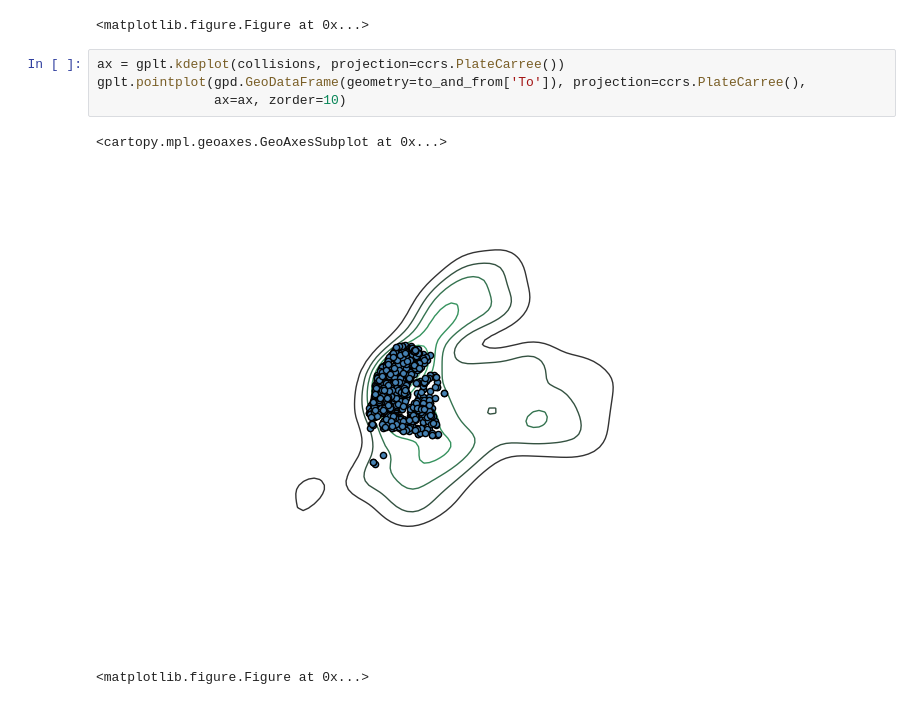
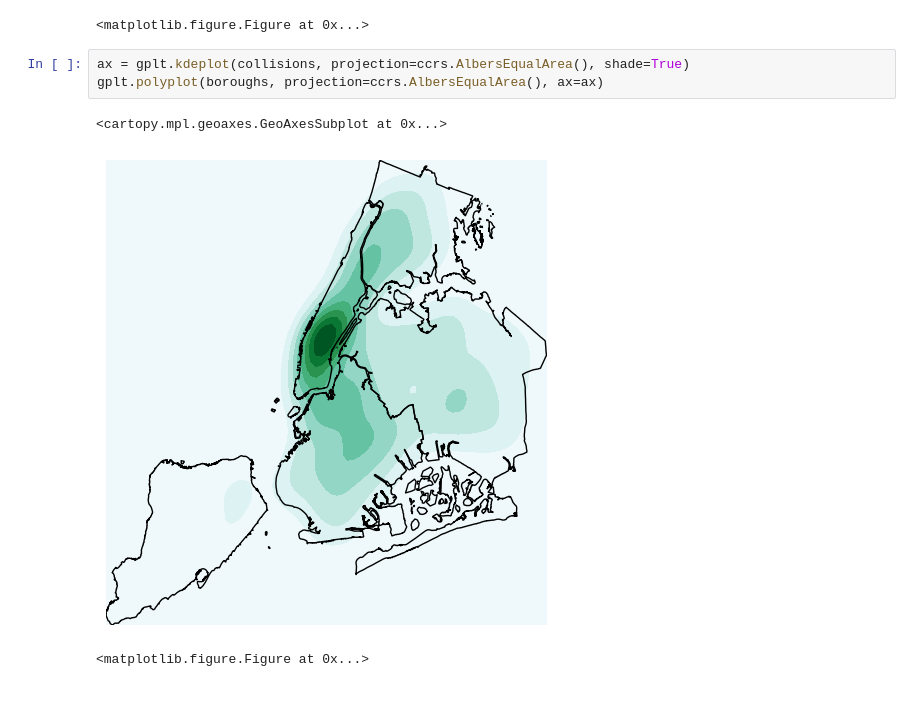
Before and after one commit to ResidentMario/geoplot, a Jupyter notebook: notebooks/dev-2.ipynb, the cells around one changed output. Drawn from its saved outputs; the diff is of its cells as text.

Commit message:
KDE and Sankey plot types in relatively complete states.

```diff
--- a/notebooks/dev-2.ipynb
+++ b/notebooks/dev-2.ipynb
@@ -89,10 +84,9 @@ gplt.pointplot(gpd.GeoDataFrame(geometry=to_and_from['To']), projection=ccrs.Pla
 [figure]
 <matplotlib.figure.Figure at 0x...>
 # %%
-ax = gplt.kdeplot(collisions, projection=ccrs.PlateCarree())
-gplt.pointplot(gpd.GeoDataFrame(geometry=to_and_from['To']), projection=ccrs.PlateCarree(),
-               ax=ax, zorder=10)
+ax = gplt.kdeplot(collisions, projection=ccrs.AlbersEqualArea(), shade=True)
+gplt.polyplot(boroughs, projection=ccrs.AlbersEqualArea(), ax=ax)
 # %% [output]
 <cartopy.mpl.geoaxes.GeoAxesSubplot at 0x...>
-[figure, old version]
+[figure, new version]
 <matplotlib.figure.Figure at 0x...>
```
Also changed, not shown: parts of 5 cells of this notebook, 12 other files.
